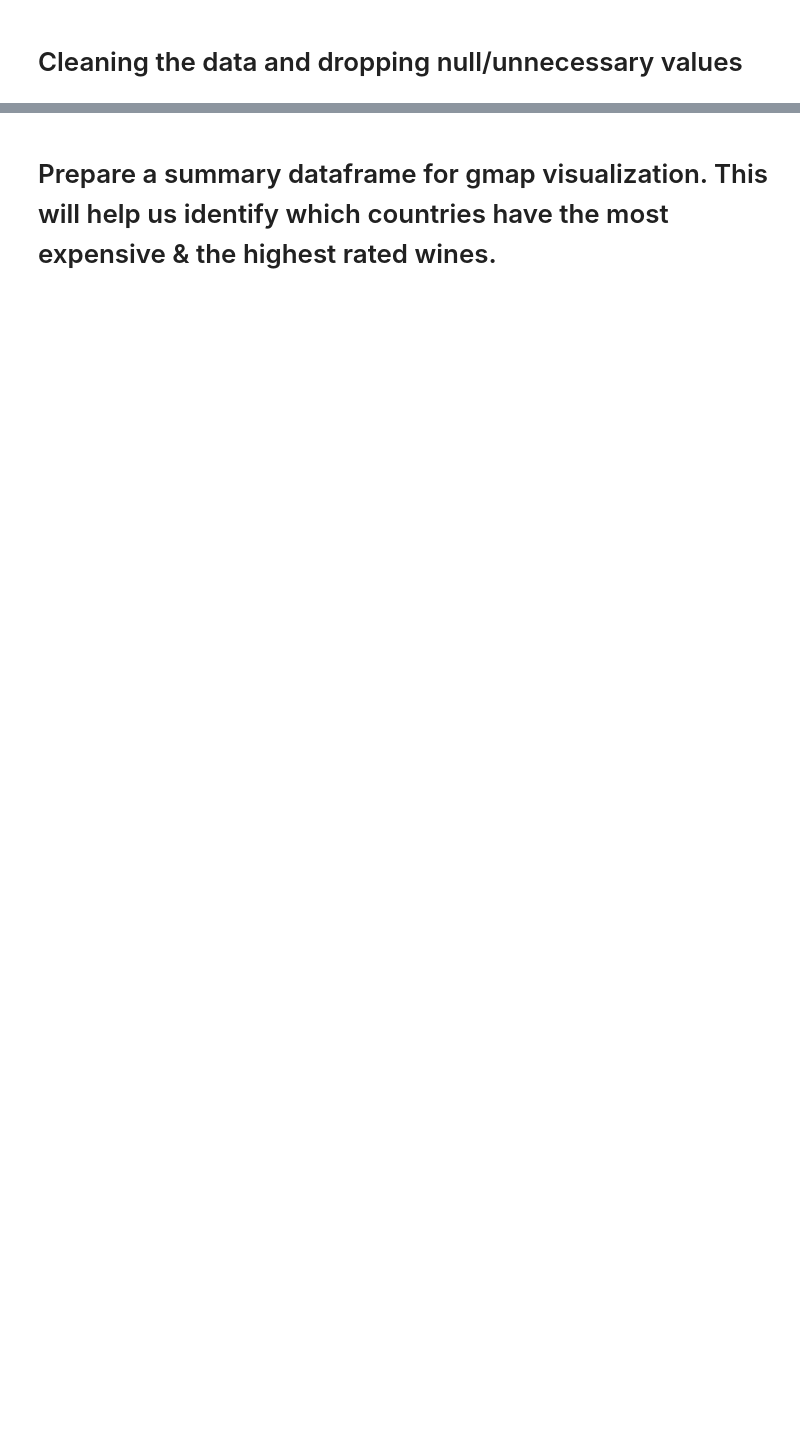
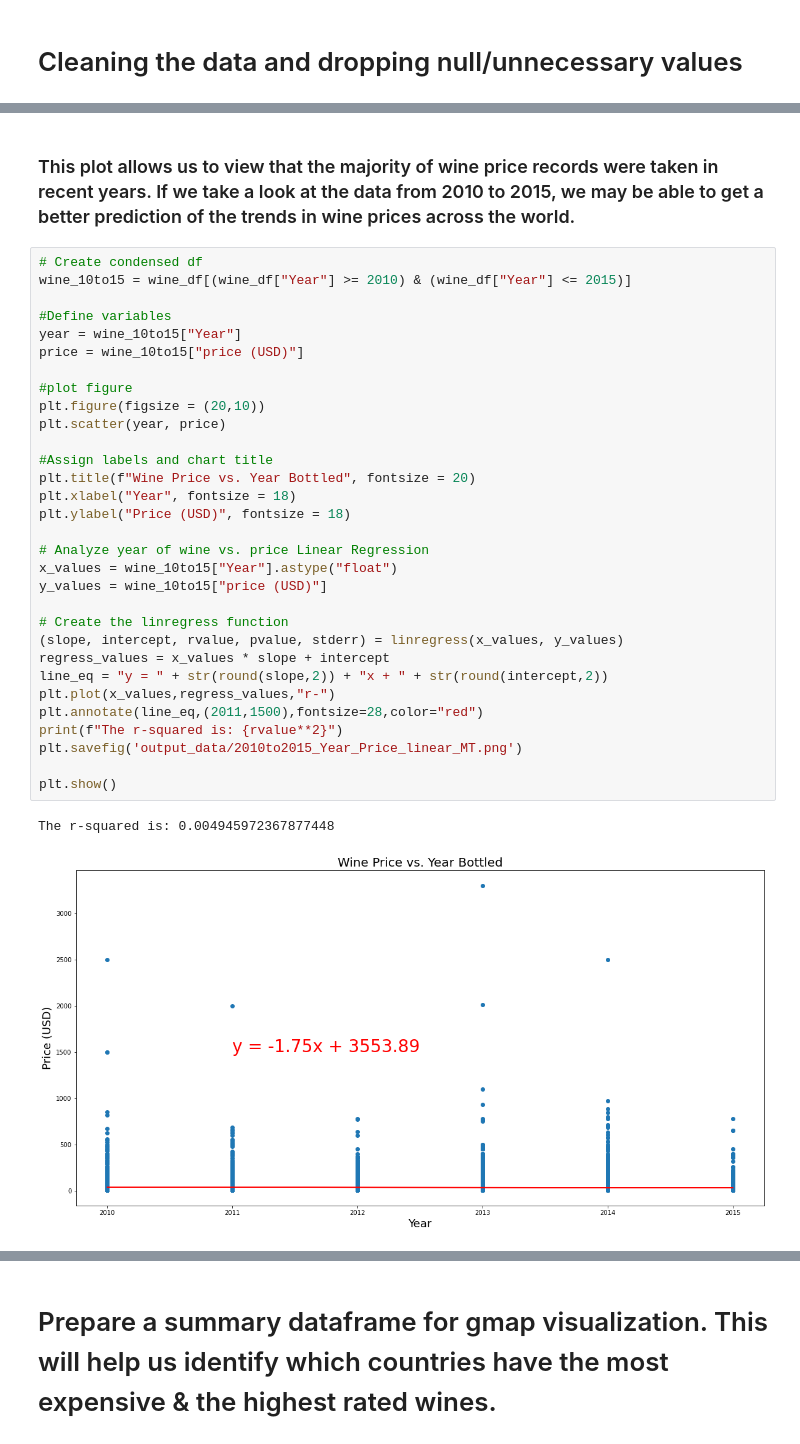
Before and after one commit to NHoyer95/umnbootcamp-project-1, a Jupyter notebook: WineRatings.ipynb, the cells around one changed output, grey strips where cells are left out. Cells and saved outputs as stored; diff of their text form; blank space fills up the shorter version.

```diff
--- a/WineRatings.ipynb
+++ b/WineRatings.ipynb
@@ -168 +169,37 @@ The r-squared is: -0.07977748655330845
 [figure]
+# %% [markdown]
+### This plot allows us to view that the majority of wine price records were taken in recent years. If we take a look at the data from 2010 to 2015, we may be able to get a better prediction of the trends in wine prices across the world.
+# %%
+# Create condensed df
+wine_10to15 = wine_df[(wine_df["Year"] >= 2010) & (wine_df["Year"] <= 2015)]
+
+#Define variables
+year = wine_10to15["Year"]
+price = wine_10to15["price (USD)"]
+
+#plot figure
+plt.figure(figsize = (20,10))
+plt.scatter(year, price)
+
+#Assign labels and chart title
+plt.title(f"Wine Price vs. Year Bottled", fontsize = 20)
+plt.xlabel("Year", fontsize = 18)
+plt.ylabel("Price (USD)", fontsize = 18)
+
+# Analyze year of wine vs. price Linear Regression
+x_values = wine_10to15["Year"].astype("float")
+y_values = wine_10to15["price (USD)"]
+
+# Create the linregress function
+(slope, intercept, rvalue, pvalue, stderr) = linregress(x_values, y_values)
+regress_values = x_values * slope + intercept
+line_eq = "y = " + str(round(slope,2)) + "x + " + str(round(intercept,2))
+plt.plot(x_values,regress_values,"r-")
+plt.annotate(line_eq,(2011,1500),fontsize=28,color="red")
+print(f"The r-squared is: {rvalue**2}")
+plt.savefig('output_data/2010to2015_Year_Price_linear_MT.png')
+
+plt.show()
+# %% [output]
+The r-squared is: 0.004945972367877448
+[figure, added]
```
Also changed, not shown: parts of 16 cells of this notebook, 1 other file.
